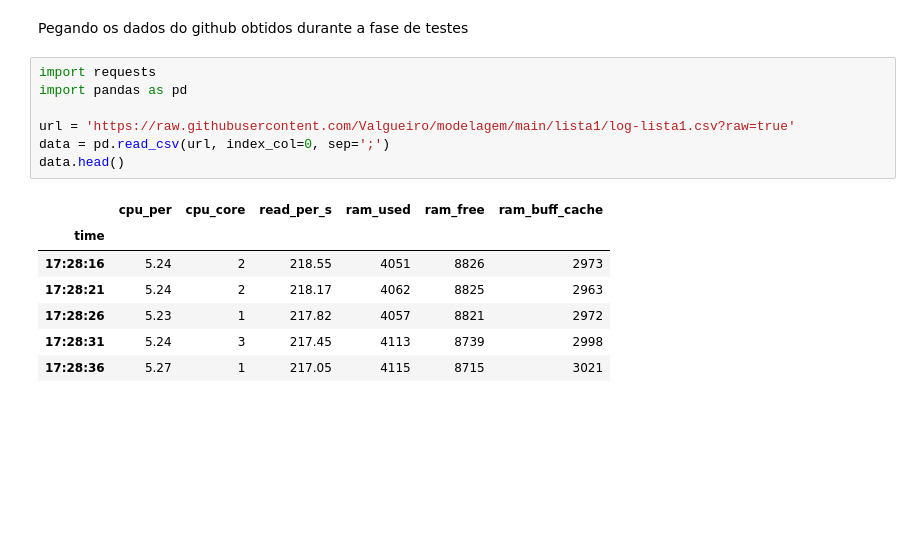
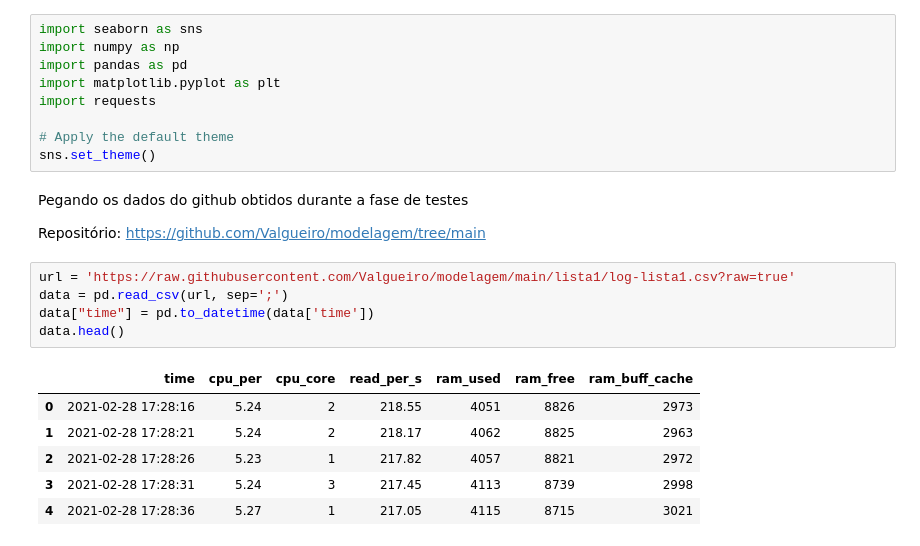
Before and after one commit to Valgueiro/Algoritmos, a Jupyter notebook: lista1/Lista_1_Modelagem_e_Monitoramento_de_sistemas.ipynb, the cells around one changed output. Saved outputs shown, nothing was run; the diff lists cells and outputs as text; blank space fills up the shorter version.

```diff
--- a/lista1/Lista_1_Modelagem_e_Monitoramento_de_sistemas.ipynb
+++ b/lista1/Lista_1_Modelagem_e_Monitoramento_de_sistemas.ipynb
@@ -3,17 +58,25 @@
+# %%
+import seaborn as sns
+import numpy as np
+import pandas as pd
+import matplotlib.pyplot as plt
+import requests
+
+# Apply the default theme
+sns.set_theme()
 # %% [markdown]
 Pegando os dados do github obtidos durante a fase de testes
+
+Repositório: https://github.com/Valgueiro/modelagem/tree/main
 # %%
-import requests
-import pandas as pd
-
 url = 'https://raw.githubusercontent.com/Valgueiro/modelagem/main/lista1/log-lista1.csv?raw=true'
-data = pd.read_csv(url, index_col=0, sep=';')
+data = pd.read_csv(url, sep=';')
+data["time"] = pd.to_datetime(data['time'])
 data.head()
 # %% [output]
-|  | cpu_per | cpu_core | read_per_s | ram_used | ram_free | ram_buff_cache |
-| time |  |  |  |  |  |  |
-| 17:28:16 | 5.24 | 2 | 218.55 | 4051 | 8826 | 2973 |
-| 17:28:21 | 5.24 | 2 | 218.17 | 4062 | 8825 | 2963 |
-| 17:28:26 | 5.23 | 1 | 217.82 | 4057 | 8821 | 2972 |
-| 17:28:31 | 5.24 | 3 | 217.45 | 4113 | 8739 | 2998 |
-| 17:28:36 | 5.27 | 1 | 217.05 | 4115 | 8715 | 3021 |
+|  | time | cpu_per | cpu_core | read_per_s | ram_used | ram_free | ram_buff_cache |
+| 0 | 2021-02-28 17:28:16 | 5.24 | 2 | 218.55 | 4051 | 8826 | 2973 |
+| 1 | 2021-02-28 17:28:21 | 5.24 | 2 | 218.17 | 4062 | 8825 | 2963 |
+| 2 | 2021-02-28 17:28:26 | 5.23 | 1 | 217.82 | 4057 | 8821 | 2972 |
+| 3 | 2021-02-28 17:28:31 | 5.24 | 3 | 217.45 | 4113 | 8739 | 2998 |
+| 4 | 2021-02-28 17:28:36 | 5.27 | 1 | 217.05 | 4115 | 8715 | 3021 |
```
Also changed, not shown: parts of 8 cells of this notebook.
